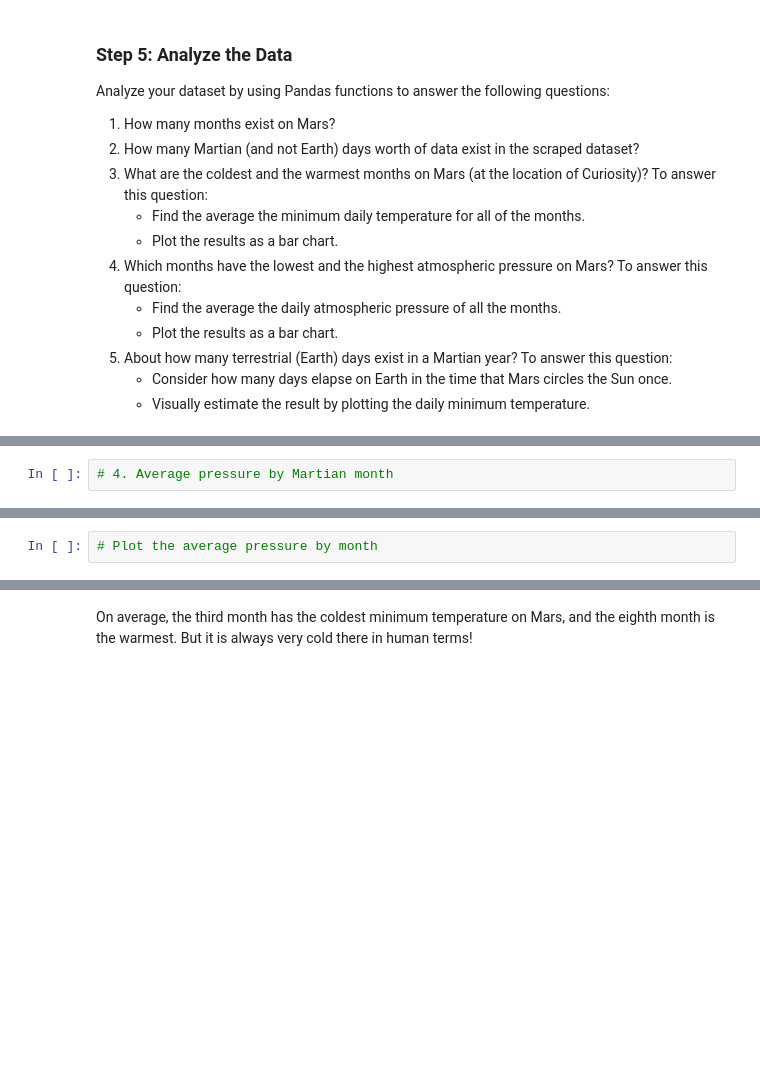
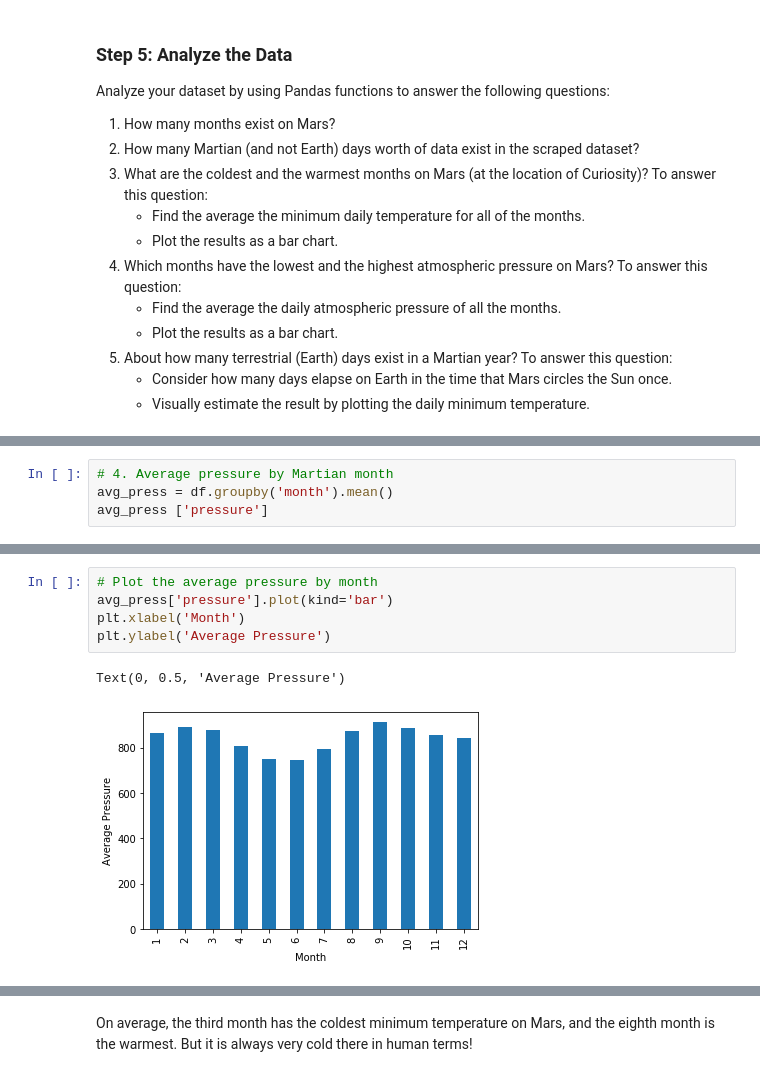
Before and after one commit to DevSher23/Module-12-Homework, a Jupyter notebook: part_2_mars_weather.ipynb, the cells around one changed output, grey strips where cells are left out. Cells and saved outputs as stored; diff of their text form; blank space fills up the shorter version.

```diff
--- a/part_2_mars_weather.ipynb
+++ b/part_2_mars_weather.ipynb
@@ -100,2 +204,4 @@ Analyze your dataset by using Pandas functions to answer the following questions
 # %%
 # 4. Average pressure by Martian month
+avg_press = df.groupby('month').mean()
+avg_press ['pressure']
@@ -102,4 +223,10 @@ Analyze your dataset by using Pandas functions to answer the following questions
 # %%
 # Plot the average pressure by month
+avg_press['pressure'].plot(kind='bar')
+plt.xlabel('Month')
+plt.ylabel('Average Pressure')
+# %% [output]
+Text(0, 0.5, 'Average Pressure')
+[figure, added]
 # %%
 # 5. How many terrestrial (earth) days are there in a Martian year?
```
Also changed, not shown: parts of 19 cells of this notebook, 3 other files.
